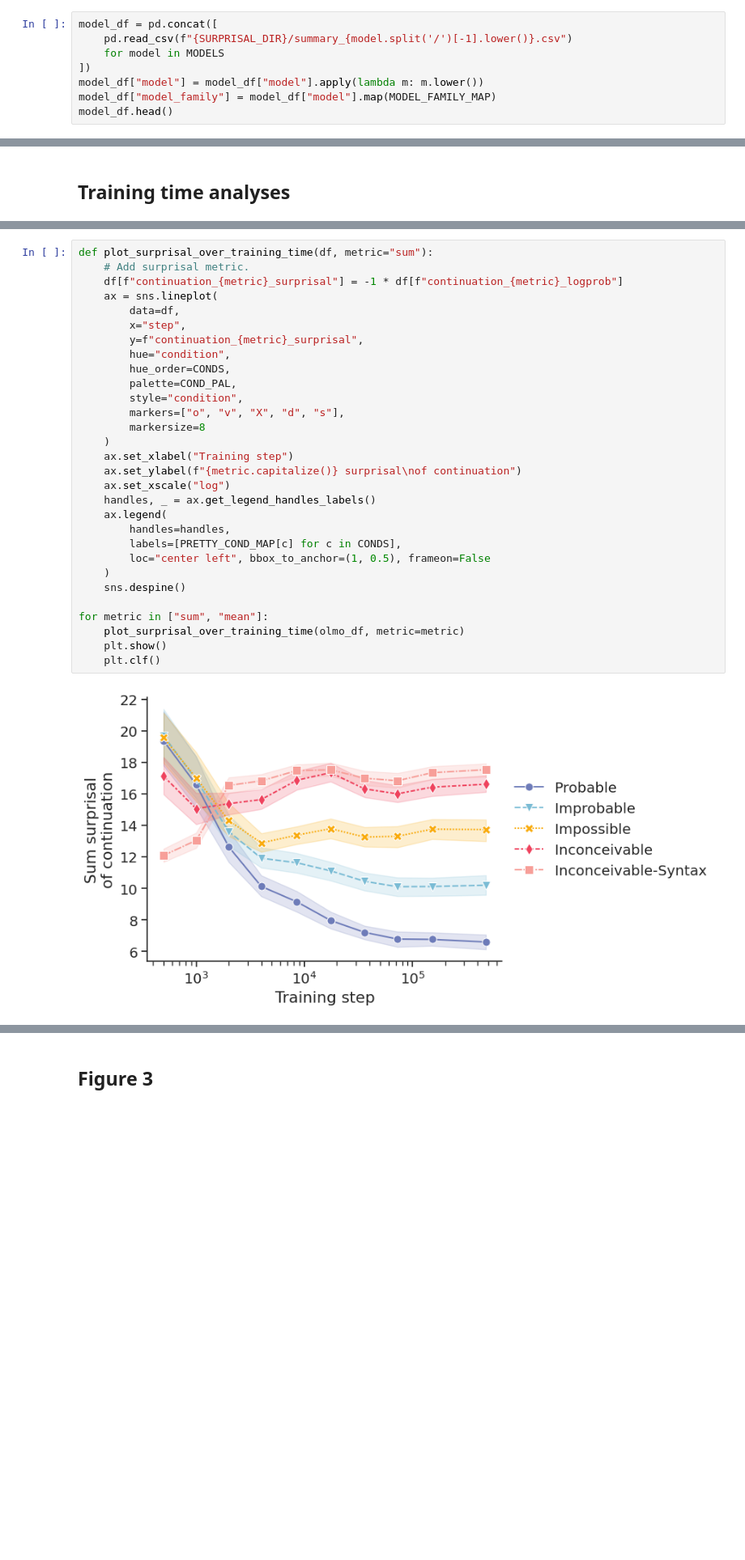
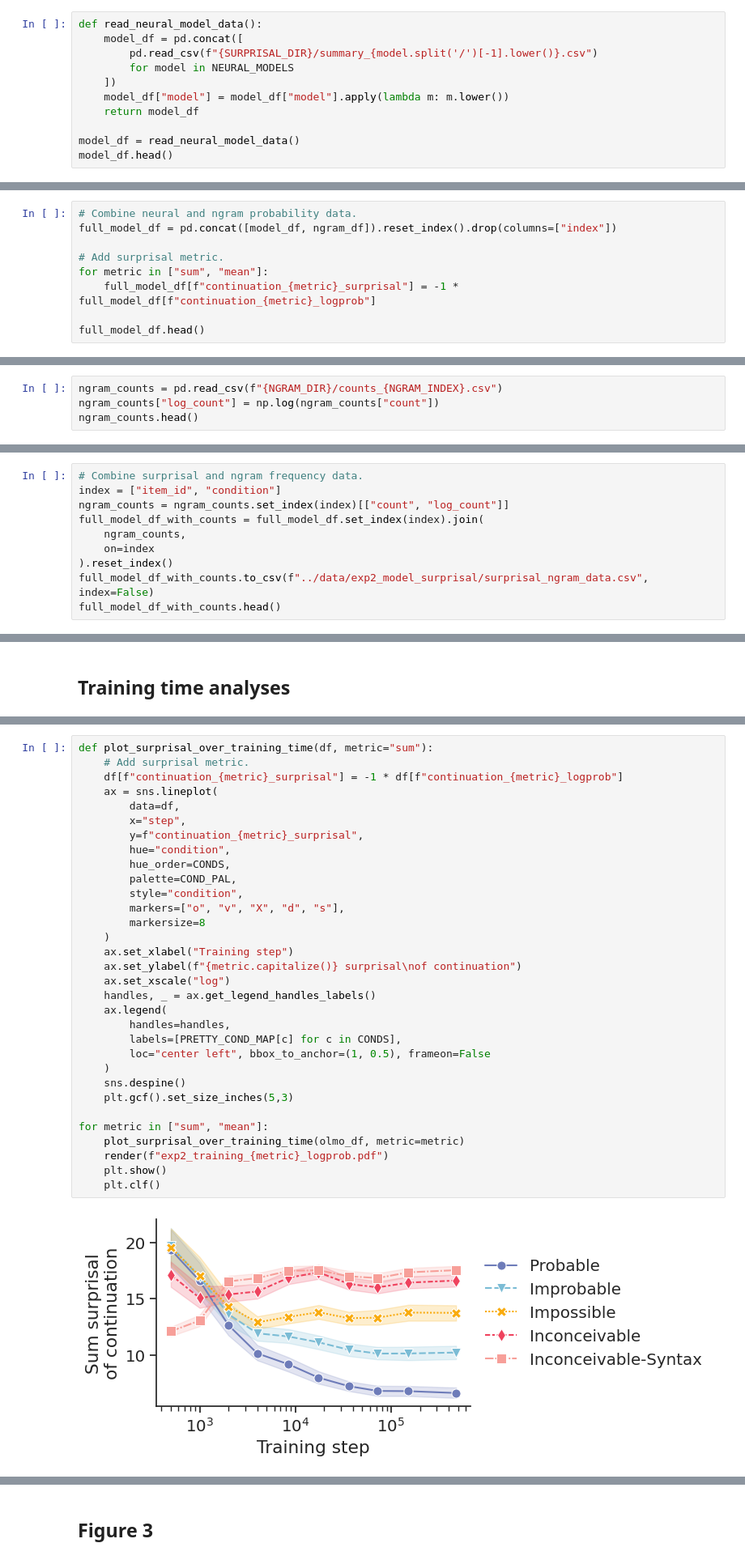
Before and after one commit to jennhu/shades-of-zero, a Jupyter notebook: analysis/figures.ipynb, the cells around one changed output, grey strips where cells are left out. Shown: that part at 81% size. Saved outputs shown, nothing was run; the diff lists cells and outputs as text; blank space fills up the shorter version.

```diff
--- a/analysis/figures.ipynb
+++ b/analysis/figures.ipynb
@@ -177,9 +163,12 @@ render("fig1b_exp1_confusion_matrix.pdf")
 # %%
-model_df = pd.concat([
-    pd.read_csv(f"{SURPRISAL_DIR}/summary_{model.split('/')[-1].lower()}.csv")
-    for model in MODELS
-])
-model_df["model"] = model_df["model"].apply(lambda m: m.lower())
-model_df["model_family"] = model_df["model"].map(MODEL_FAMILY_MAP)
+def read_neural_model_data():
+    model_df = pd.concat([
+        pd.read_csv(f"{SURPRISAL_DIR}/summary_{model.split('/')[-1].lower()}.csv")
+        for model in NEURAL_MODELS
+    ])
+    model_df["model"] = model_df["model"].apply(lambda m: m.lower())
+    return model_df
+
+model_df = read_neural_model_data()
 model_df.head()
 # %% [output]
@@ -257,0 +215,9 @@ for metric in ["sum", "mean"]:
+# %%
+# Combine neural and ngram probability data.
+full_model_df = pd.concat([model_df, ngram_df]).reset_index().drop(columns=["index"])
+
+# Add surprisal metric.
+for metric in ["sum", "mean"]:
+    full_model_df[f"continuation_{metric}_surprisal"] = -1 * full_model_df[f"continuation_{metric}_logprob"]
+
+full_model_df.head()
@@ -257,0 +233,4 @@ for metric in ["sum", "mean"]:
+# %%
+ngram_counts = pd.read_csv(f"{NGRAM_DIR}/counts_{NGRAM_INDEX}.csv")
+ngram_counts["log_count"] = np.log(ngram_counts["count"])
+ngram_counts.head()
@@ -257,0 +244,10 @@ for metric in ["sum", "mean"]:
+# %%
+# Combine surprisal and ngram frequency data.
+index = ["item_id", "condition"]
+ngram_counts = ngram_counts.set_index(index)[["count", "log_count"]]
+full_model_df_with_counts = full_model_df.set_index(index).join(
+    ngram_counts,
+    on=index
+).reset_index()
+full_model_df_with_counts.to_csv(f"../data/exp2_model_surprisal/surprisal_ngram_data.csv", index=False)
+full_model_df_with_counts.head()
@@ -279,31 +365,33 @@ olmo_df.head()
 def plot_surprisal_over_training_time(df, metric="sum"):
     # Add surprisal metric.
     df[f"continuation_{metric}_surprisal"] = -1 * df[f"continuation_{metric}_logprob"]
     ax = sns.lineplot(
         data=df,
         x="step",
         y=f"continuation_{metric}_surprisal",
         hue="condition",
         hue_order=CONDS,
         palette=COND_PAL,
         style="condition",
         markers=["o", "v", "X", "d", "s"],
         markersize=8
     )
     ax.set_xlabel("Training step")
     ax.set_ylabel(f"{metric.capitalize()} surprisal\nof continuation")
     ax.set_xscale("log")
     handles, _ = ax.get_legend_handles_labels()
     ax.legend(
         handles=handles,
         labels=[PRETTY_COND_MAP[c] for c in CONDS],
         loc="center left", bbox_to_anchor=(1, 0.5), frameon=False
     )
     sns.despine()
+    plt.gcf().set_size_inches(5,3)
 
 for metric in ["sum", "mean"]:
     plot_surprisal_over_training_time(olmo_df, metric=metric)
+    render(f"exp2_training_{metric}_logprob.pdf")
     plt.show()
     plt.clf()
 # %% [output]
-[figure, old version]
+[figure, new version]
```
Also changed, not shown: parts of 27 cells of this notebook, 9 other files.
